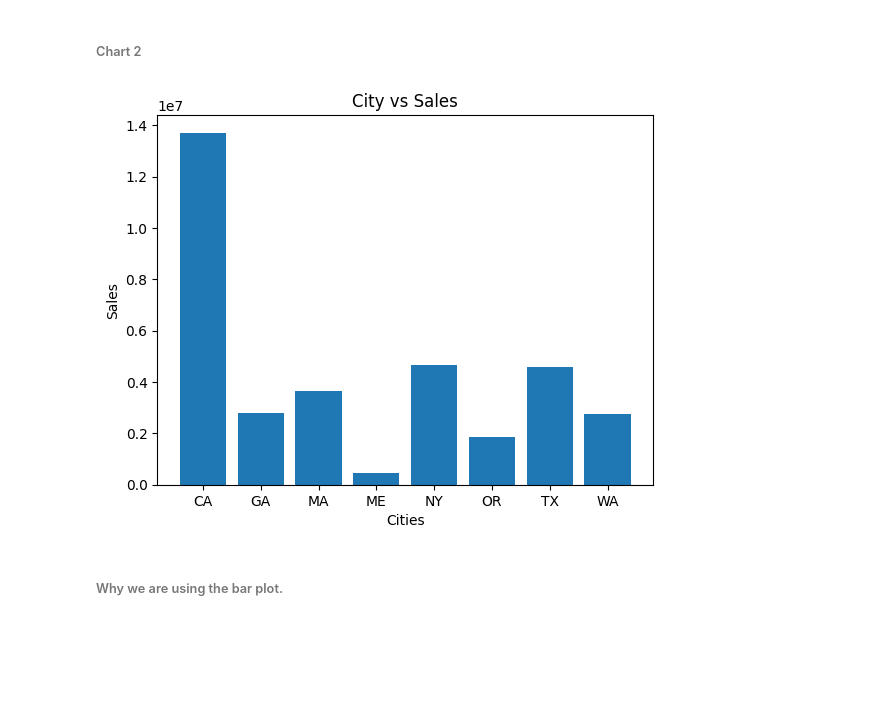
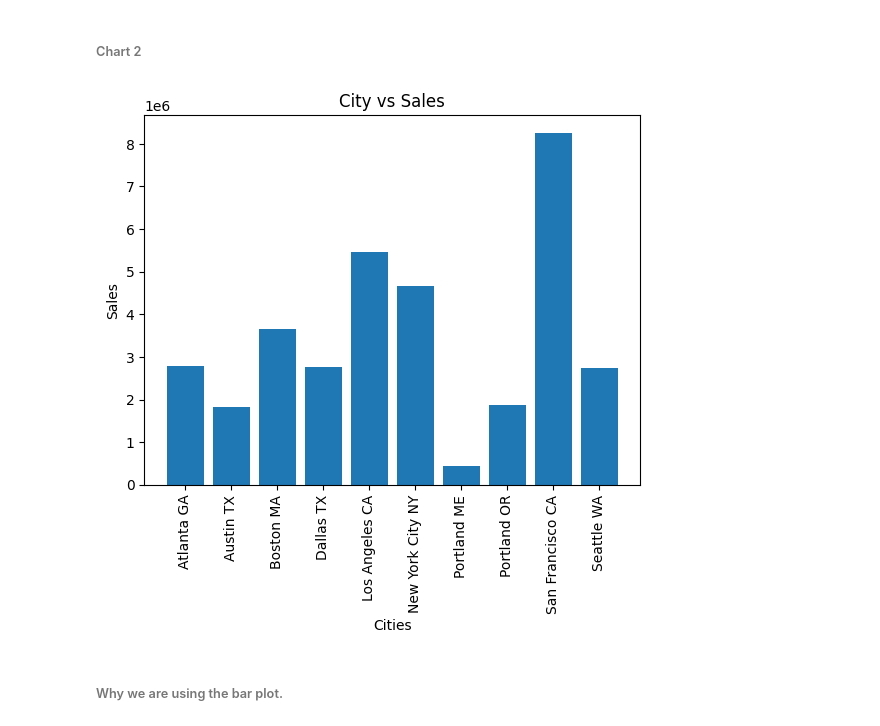
Before and after one commit to mohduzaif/Sales-Analysis-Exploratory-Data-Analysis-, a Jupyter notebook: Sales EDA.ipynb, the cells around one changed output. Cells and saved outputs as stored; diff of their text form; code cells hidden in the pictures; blank space fills up the shorter version.

Commit message:
Changes in Sales and City plot.

```diff
--- a/Sales EDA.ipynb
+++ b/Sales EDA.ipynb
@@ -104,7 +104,13 @@ all_data.head()
 # %% [markdown]
 ##### Add the city Column.
 # %%
-all_data['City'] = all_data['Purchase Address'].str[-8 : -6]
+def get_city(address):
+    splited_address = address.split(',')
+    city = splited_address[1].strip()
+    state = splited_address[2].split(' ')[1]
+    return city + ' ' + state
+
+all_data['City'] = all_data['Purchase Address'].apply(lambda address : get_city(address))
 all_data.head()
 # %% [output]
 |  | Order ID | Product | Quantity Ordered | Price Each | Order Date | Purchase Address | Month | Sales | ... |
@@ -165,14 +173,15 @@ grouped_city_df
 # %%
 import matplotlib.pyplot as plt
 
 plt.bar(grouped_city_df['City'], grouped_city_df['Sales'])
+plt.xticks(rotation = 90)
 plt.xlabel('Cities')
 plt.ylabel('Sales')
 plt.title('City vs Sales')
 
 plt.show()
 # %% [output]
-[figure, old version]
+[figure, new version]
 # %% [markdown]
 ###### Why we are using the bar plot.
 # %% [markdown]
```
Also changed, not shown: parts of 1 cell of this notebook.
